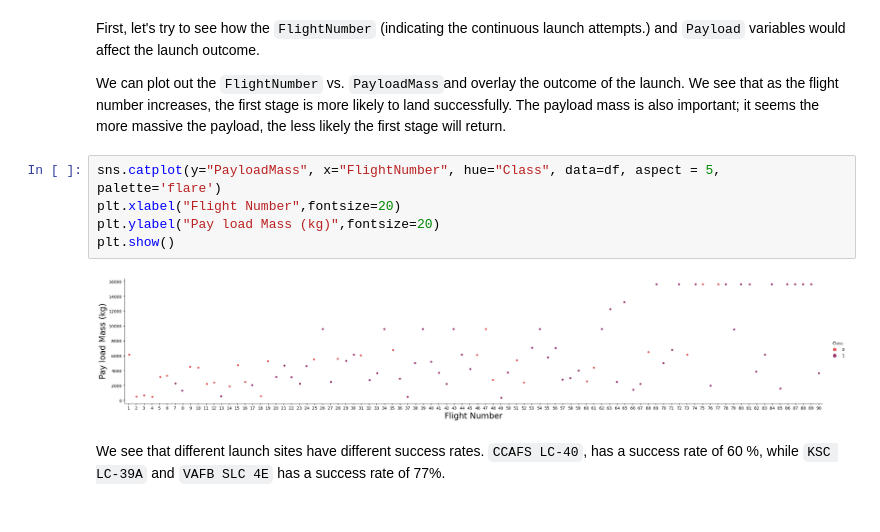
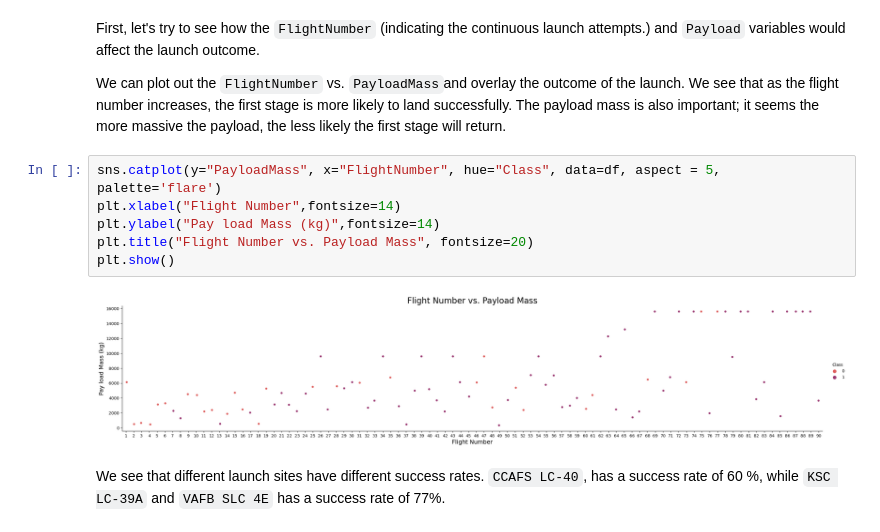
Before and after one commit to collinbashore/IBM-Data-Science-Professional-Certificate, a Jupyter notebook: 10 - Capstone Project/Week 2 Exploratory Data Analysis/jupyter-labs-eda-dataviz.ipynb, the cells around one changed output. Cells and saved outputs as stored; diff of their text form.

Commit message:
Edited TASK 3 bar plot

```diff
--- a/10 - Capstone Project/Week 2 Exploratory Data Analysis/jupyter-labs-eda-dataviz.ipynb
+++ b/10 - Capstone Project/Week 2 Exploratory Data Analysis/jupyter-labs-eda-dataviz.ipynb
@@ -71,11 +71,12 @@ First, let's try to see how the `FlightNumber` (indicating the continuous launch
 We can plot out the <code>FlightNumber</code> vs. <code>PayloadMass</code>and overlay the outcome of the launch. We see that as the flight number increases, the first stage is more likely to land successfully. The payload mass is also important; it seems the more massive the payload, the less likely the first stage will return.
 # %%
 sns.catplot(y="PayloadMass", x="FlightNumber", hue="Class", data=df, aspect = 5, palette='flare')
-plt.xlabel("Flight Number",fontsize=20)
-plt.ylabel("Pay load Mass (kg)",fontsize=20)
+plt.xlabel("Flight Number",fontsize=14)
+plt.ylabel("Pay load Mass (kg)",fontsize=14)
+plt.title("Flight Number vs. Payload Mass", fontsize=20)
 plt.show()
 # %% [output]
-[figure, old version]
+[figure, new version]
 # %% [markdown]
 We see that different launch sites have different success rates.  <code>CCAFS LC-40</code>, has a success rate of 60 %, while  <code>KSC LC-39A</code> and <code>VAFB SLC 4E</code> has a success rate of 77%.
 # %% [markdown]
```
Also changed, not shown: parts of 5 cells of this notebook.
